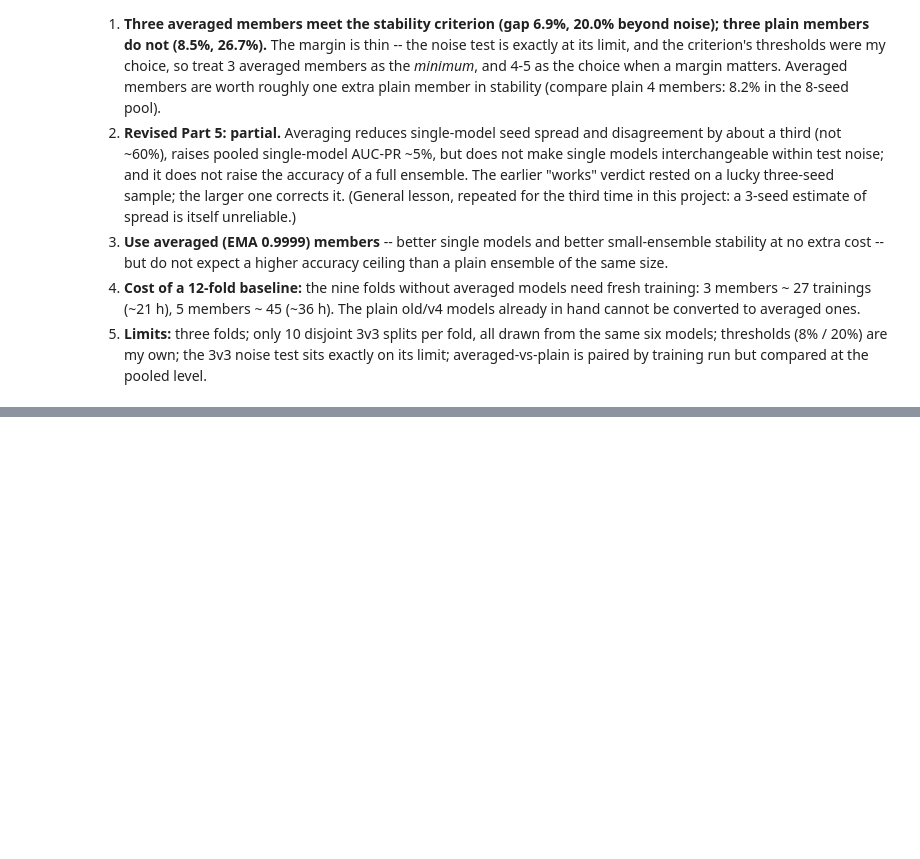
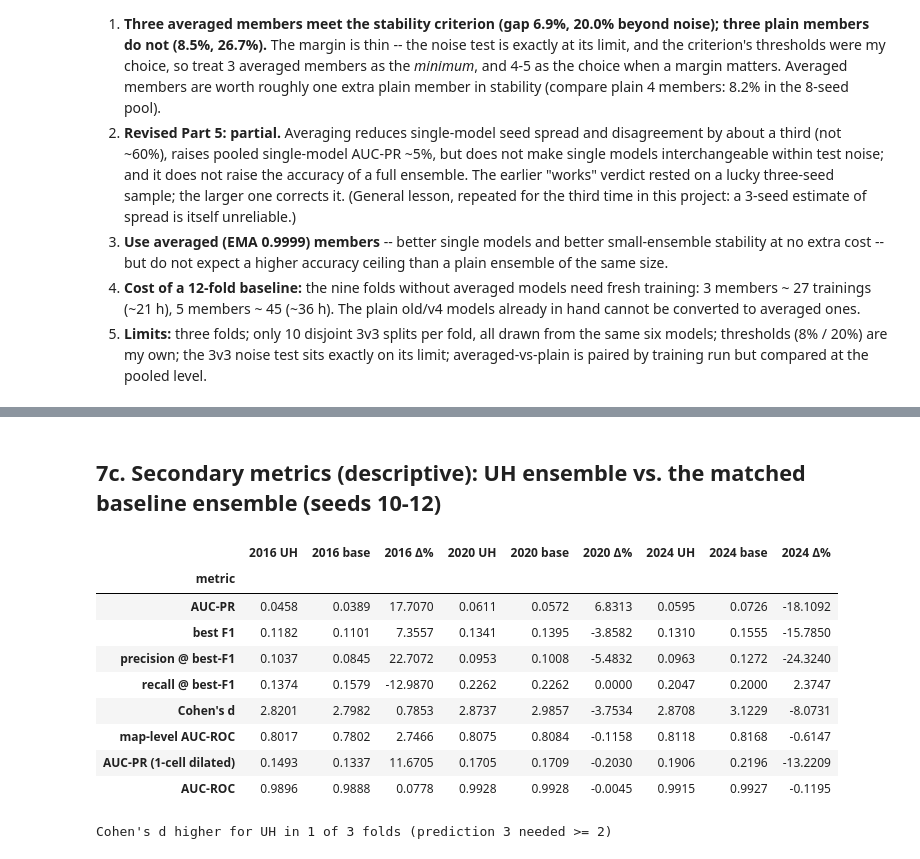
Before and after one commit to evanshabsove/short_term_tornado_predictor, a Jupyter notebook: notebooks/sample_mix_diagnostics.ipynb, the cells around one changed output, grey strips where cells are left out. Drawn from its saved outputs; the diff is of its cells as text; code cells hidden in the pictures; blank space fills up the shorter version.

```diff
--- a/notebooks/sample_mix_diagnostics.ipynb
+++ b/notebooks/sample_mix_diagnostics.ipynb
@@ -1304,0 +1356,12 @@ plus the matched baseline triple (seeds 10-12) with a paired day-bootstrap inter
+# %%
+rows = []
+for r in UHX:
+    bm = r["base_pairs_mean"]
+    for k, v in r["uh_pairs"].items():
+        rows.append({"year": r["year"], "UH_pair_seeds": k, "UH_pair_AP": v, "baseline_pairs_mean(15)": bm, "effect_%": 100 * (v / bm - 1)})
+xp = pd.DataFrame(rows)
+display(xp.round(4))
+for r in UHX:
+    print(f"{r['year']}: UH single APs {[round(v, 4) for v in r['uh_singles'].values()]}   mean UH-pair effect {100*np.mean([v / r['base_pairs_mean'] - 1 for v in r['uh_pairs'].values()]):+.1f}%")
+w = [r for r in UHX if r["year"] == 2024][0]
+print(f"2024 UH ensemble of seeds 10+12 (without the weak seed 11, single AP {w['uh_singles']['11']:.4f}) = {w['uh_pairs']['10+12']:.4f} vs. baseline pairs {w['base_pairs_mean']:.4f} ({100*(w['uh_pairs']['10+12']/w['base_pairs_mean']-1):+.1f}%)")
@@ -1304,0 +1387,26 @@ plus the matched baseline triple (seeds 10-12) with a paired day-bootstrap inter
+# %% [markdown]
+## 7c. Secondary metrics (descriptive): UH ensemble vs. the matched baseline ensemble (seeds 10-12)
+# %%
+rows = []
+for k, lab in (("auc_pr", "AUC-PR"), ("f1", "best F1"), ("precision", "precision @ best-F1"), ("recall", "recall @ best-F1"), ("cohens_d", "Cohen's d"), ("map_auc_roc", "map-level AUC-ROC"), ("auc_pr_k1", "AUC-PR (1-cell dilated)"), ("auc_roc", "AUC-ROC")):
+    row = {"metric": lab}
+    for r in UHE:
+        a, b = r["uh_ens_metrics"][k], r["base_matched_ens_metrics"][k]
+        row[f"{r['year']} UH"] = a; row[f"{r['year']} base"] = b; row[f"{r['year']} Δ%"] = 100 * (a / b - 1)
+    rows.append(row)
+sec = pd.DataFrame(rows).set_index("metric")
+display(sec.round(4))
+cd = sum(r["uh_ens_metrics"]["cohens_d"] > r["base_matched_ens_metrics"]["cohens_d"] for r in UHE)
+print(f"Cohen's d higher for UH in {cd} of 3 folds (prediction 3 needed >= 2)")
+# %% [output]
+|  | 2016 UH | 2016 base | 2016 Δ% | 2020 UH | 2020 base | 2020 Δ% | 2024 UH | 2024 base | 2024 Δ% |
+| metric |  |  |  |  |  |  |  |  |  |
+| AUC-PR | 0.0458 | 0.0389 | 17.7070 | 0.0611 | 0.0572 | 6.8313 | 0.0595 | 0.0726 | -18.1092 |
+| best F1 | 0.1182 | 0.1101 | 7.3557 | 0.1341 | 0.1395 | -3.8582 | 0.1310 | 0.1555 | -15.7850 |
+| precision @ best-F1 | 0.1037 | 0.0845 | 22.7072 | 0.0953 | 0.1008 | -5.4832 | 0.0963 | 0.1272 | -24.3240 |
+| recall @ best-F1 | 0.1374 | 0.1579 | -12.9870 | 0.2262 | 0.2262 | 0.0000 | 0.2047 | 0.2000 | 2.3747 |
+| Cohen's d | 2.8201 | 2.7982 | 0.7853 | 2.8737 | 2.9857 | -3.7534 | 2.8708 | 3.1229 | -8.0731 |
+| map-level AUC-ROC | 0.8017 | 0.7802 | 2.7466 | 0.8075 | 0.8084 | -0.1158 | 0.8118 | 0.8168 | -0.6147 |
+| AUC-PR (1-cell dilated) | 0.1493 | 0.1337 | 11.6705 | 0.1705 | 0.1709 | -0.2030 | 0.1906 | 0.2196 | -13.2209 |
+| AUC-ROC | 0.9896 | 0.9888 | 0.0778 | 0.9928 | 0.9928 | -0.0045 | 0.9915 | 0.9927 | -0.1195 |
+Cohen's d higher for UH in 1 of 3 folds (prediction 3 needed >= 2)
```
Also changed, not shown: parts of 14 cells of this notebook, 6 other files.
